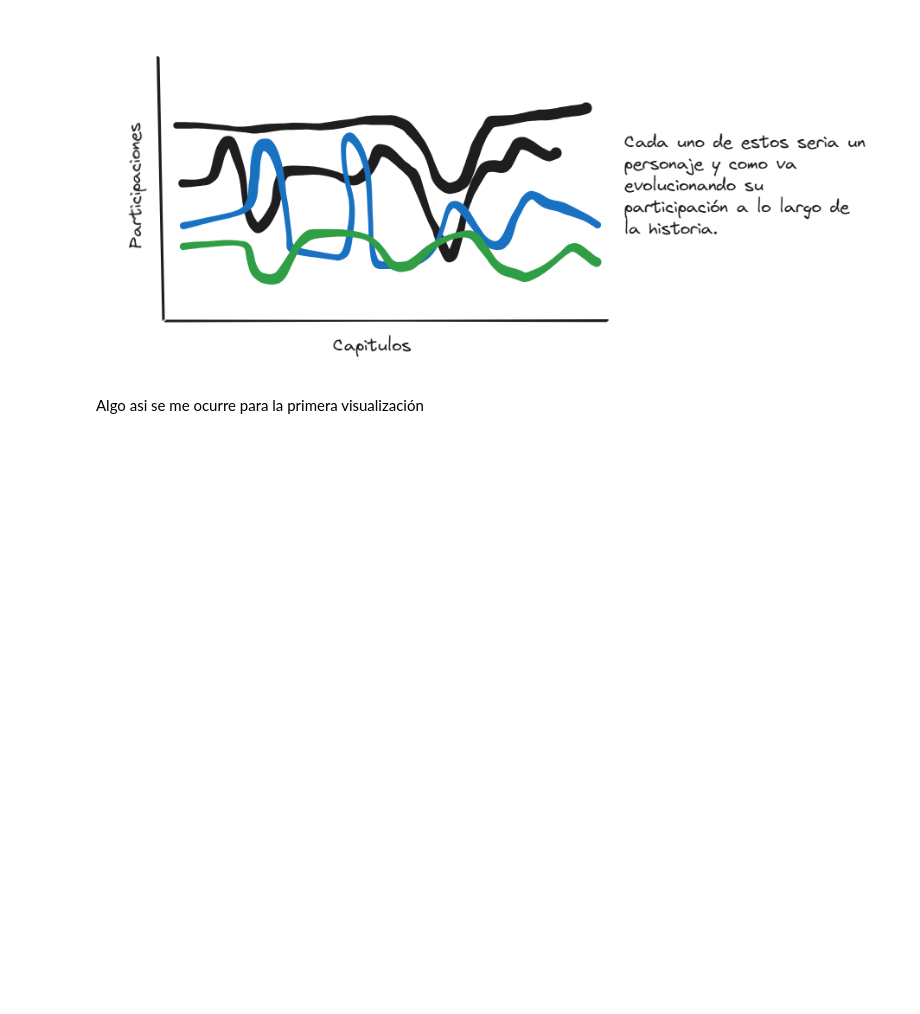
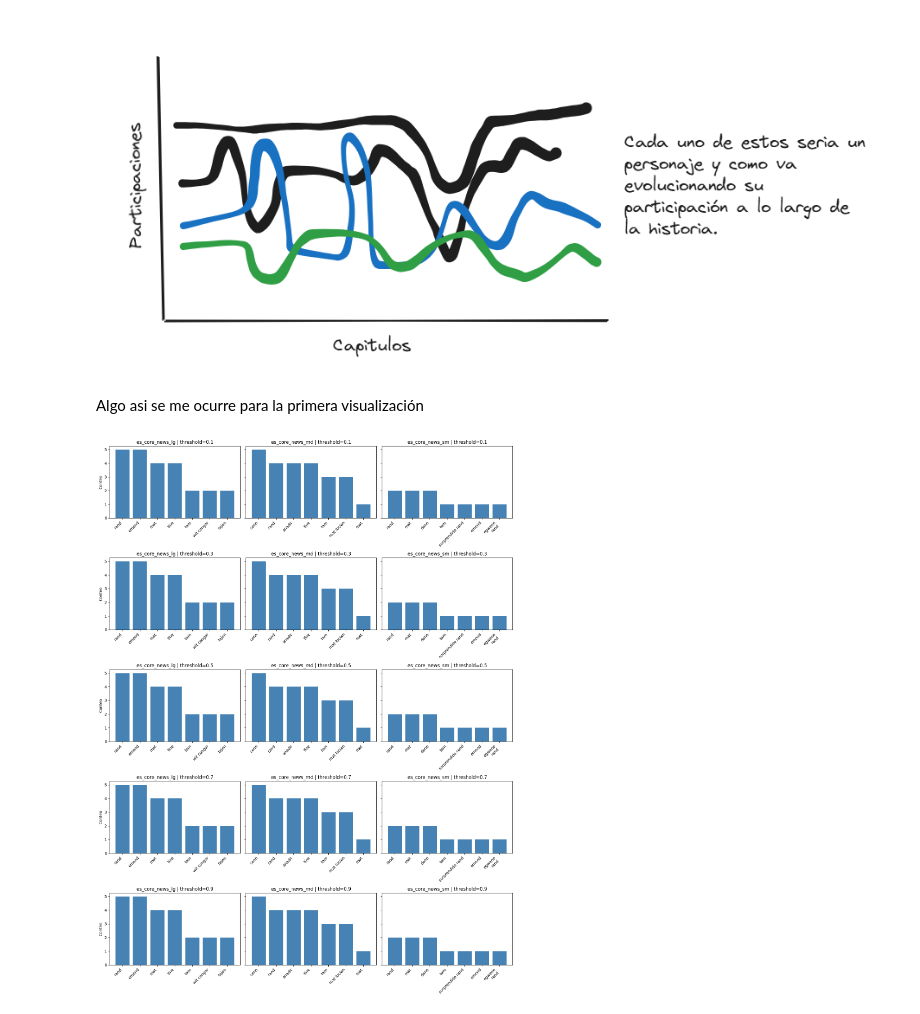
Before and after one commit to JuanFeDS/NLP_WoT, a Jupyter notebook: Notebooks/02.NLP_Basico.ipynb, the cells around one changed output. Cells and saved outputs as stored; diff of their text form; code cells hidden in the pictures; blank space fills up the shorter version.

```diff
--- a/Notebooks/02.NLP_Basico.ipynb
+++ b/Notebooks/02.NLP_Basico.ipynb
@@ -150,7 +151,7 @@ Cambiando el tamaño del modelo de spacy podemos observar que esta identificando
 # %%
 doc, tokens = text_processor(text, nlp_lg)
 # %%
-personajes = [ent.text for ent in doc.ents if ent.label_ == 'PER']
-pers_conteo = Counter(personajes)
+characters = [ent.text for ent in doc.ents if ent.label_ == 'PER']
+characters_counter = Counter(characters)
 # %%
 pd.DataFrame(
@@ -171,5 +172,20 @@ pd.DataFrame(
 | 7 | egwene\nrand | 1 |
 | 6 | sorprendido rand | 1 |
 | 4 | batid | 1 |
+# %%
+def detect_characters(text: str, nlp_model: SentenceTransformer):
+    doc, tokens = text_processor(text, nlp_model)
+
+    characters = [ent.text for ent in doc.ents if ent.label_ == 'PER']
+    characters_counter = Counter(characters)
+
+    df_characters_counter = pd.DataFrame(
+    characters_counter.items(),
+    columns=['Personaje', 'Conteo']).sort_values(
+        by='Conteo',
+        ascending=False
+    ).head(10)
+
+    return characters_counter, df_characters_counter
 # %% [markdown]
 Definitivamente el modelo small no funciona muy bien. Estoy en un dilema porque en algunos casos funciona mejor el modelo large, pero hay otros en los que el medium se ajusta mejor al comportamiento esperado.
@@ -212,0 +302,41 @@ for label, nombres in grupos.items():
+# %%
+# Obtener listas únicas de modelos y thresholds
+modelos = sorted(df_results['model'].unique())
+thresholds = sorted(df_results['threshold'].unique())
+
+# Definir el tamaño de la grilla
+nrows = len(thresholds)
+ncols = len(modelos)
+
+# Crear los subplots
+fig, axs = plt.subplots(nrows=nrows, ncols=ncols, figsize=(5 * ncols, 4 * nrows), sharey=True)
+
+# Asegurar que axs sea una matriz bidimensional
+if nrows == 1:
+    axs = [axs]
+if ncols == 1:
+    axs = [[ax] for ax in axs]
+
+# Recorrer cada combinación de threshold y modelo
+for i, threshold in enumerate(thresholds):
+    for j, model in enumerate(modelos):
+        ax = axs[i][j]
+
+        # Filtrar el DataFrame por modelo y threshold
+        subset = df_results[(df_results['model'] == model) & (df_results['threshold'] == threshold)]
+        subset_sorted = subset.sort_values('Conteo', ascending=False)
+
+        # Dibujar gráfico de barras
+        ax.bar(subset_sorted['Personaje'], subset_sorted['Conteo'], color='steelblue')
+        ax.set_title(f'{model} | threshold={threshold}')
+        ax.set_xticks(range(len(subset_sorted)))
+        ax.set_xticklabels(subset_sorted['Personaje'], rotation=45, ha='right')
+
+        if j == 0:
+            ax.set_ylabel('Conteo')
+
+# Ajustar el layout
+plt.tight_layout()
+plt.show()
+# %% [output]
+[figure, added]
```
Also changed, not shown: parts of 17 cells of this notebook.
